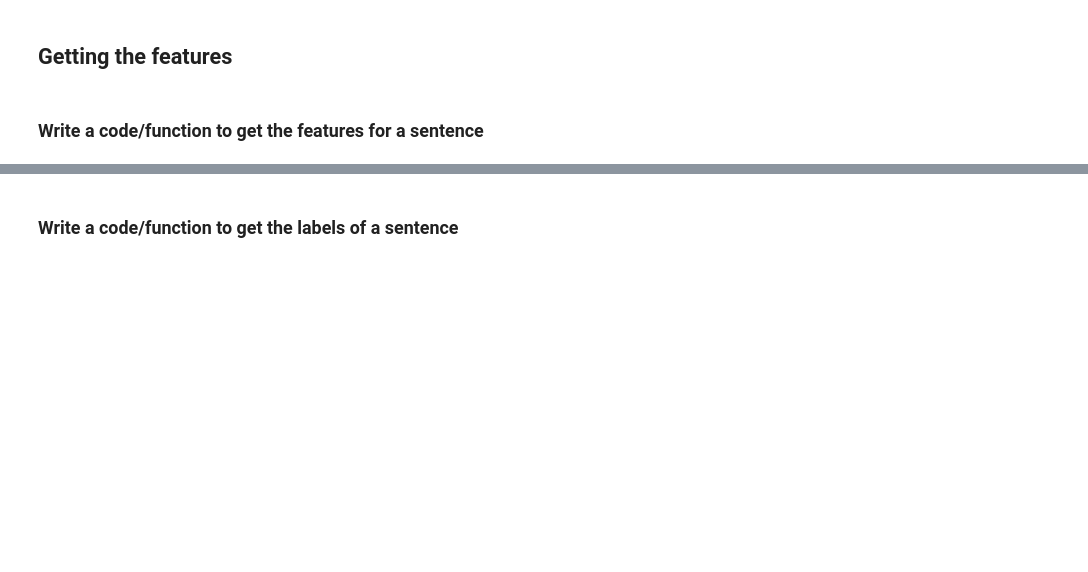
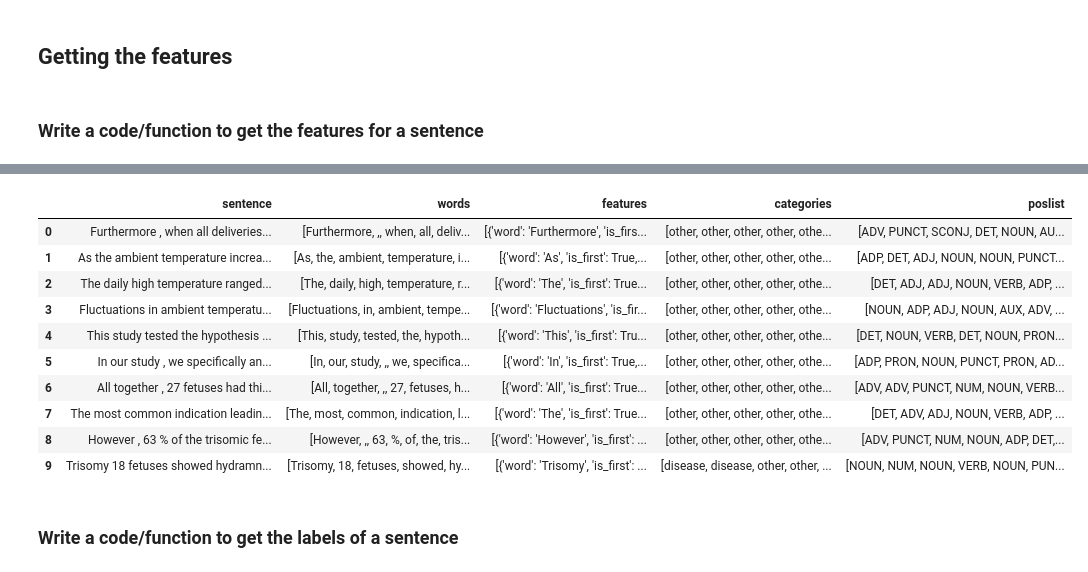
Before and after one commit to ayanmitra2021/NLP_Assignment, a Jupyter notebook: Assignment.ipynb, the cells around one changed output, grey strips where cells are left out. Saved outputs shown, nothing was run; the diff lists cells and outputs as text; code cells hidden in the pictures; blank space fills up the shorter version.

```diff
--- a/Assignment.ipynb
+++ b/Assignment.ipynb
@@ -356,3 +360,18 @@ master_train_df.head(20)
+# %%
+feature_test_df = get_features(test_df)
+feature_test_df.head(10)
+# %% [output]
+|  | sentence | words | features | categories | poslist |
+| 0 | Furthermore , when all deliveries... | [Furthermore, ,, when, all, deliv... | [{'word': 'Furthermore', 'is_firs... | [other, other, other, other, othe... | [ADV, PUNCT, SCONJ, DET, NOUN, AU... |
+| 1 | As the ambient temperature increa... | [As, the, ambient, temperature, i... | [{'word': 'As', 'is_first': True,... | [other, other, other, other, othe... | [ADP, DET, ADJ, NOUN, NOUN, PUNCT... |
+| 2 | The daily high temperature ranged... | [The, daily, high, temperature, r... | [{'word': 'The', 'is_first': True... | [other, other, other, other, othe... | [DET, ADJ, ADJ, NOUN, VERB, ADP, ... |
+| 3 | Fluctuations in ambient temperatu... | [Fluctuations, in, ambient, tempe... | [{'word': 'Fluctuations', 'is_fir... | [other, other, other, other, othe... | [NOUN, ADP, ADJ, NOUN, AUX, ADV, ... |
+| 4 | This study tested the hypothesis ... | [This, study, tested, the, hypoth... | [{'word': 'This', 'is_first': Tru... | [other, other, other, other, othe... | [DET, NOUN, VERB, DET, NOUN, PRON... |
+| 5 | In our study , we specifically an... | [In, our, study, ,, we, specifica... | [{'word': 'In', 'is_first': True,... | [other, other, other, other, othe... | [ADP, PRON, NOUN, PUNCT, PRON, AD... |
+| 6 | All together , 27 fetuses had thi... | [All, together, ,, 27, fetuses, h... | [{'word': 'All', 'is_first': True... | [other, other, other, other, othe... | [ADV, ADV, PUNCT, NUM, NOUN, VERB... |
+| 7 | The most common indication leadin... | [The, most, common, indication, l... | [{'word': 'The', 'is_first': True... | [other, other, other, other, othe... | [DET, ADV, ADJ, NOUN, VERB, ADP, ... |
+| 8 | However , 63 % of the trisomic fe... | [However, ,, 63, %, of, the, tris... | [{'word': 'However', 'is_first': ... | [other, other, other, other, othe... | [ADV, PUNCT, NUM, NOUN, ADP, DET,... |
+| 9 | Trisomy 18 fetuses showed hydramn... | [Trisomy, 18, fetuses, showed, hy... | [{'word': 'Trisomy', 'is_first': ... | [disease, disease, other, other, ... | [NOUN, NUM, NOUN, VERB, NOUN, PUN... |
 # %% [markdown]
 ### Write a code/function to get the labels of a sentence
 # %%
```
Also changed, not shown: parts of 17 cells of this notebook.
